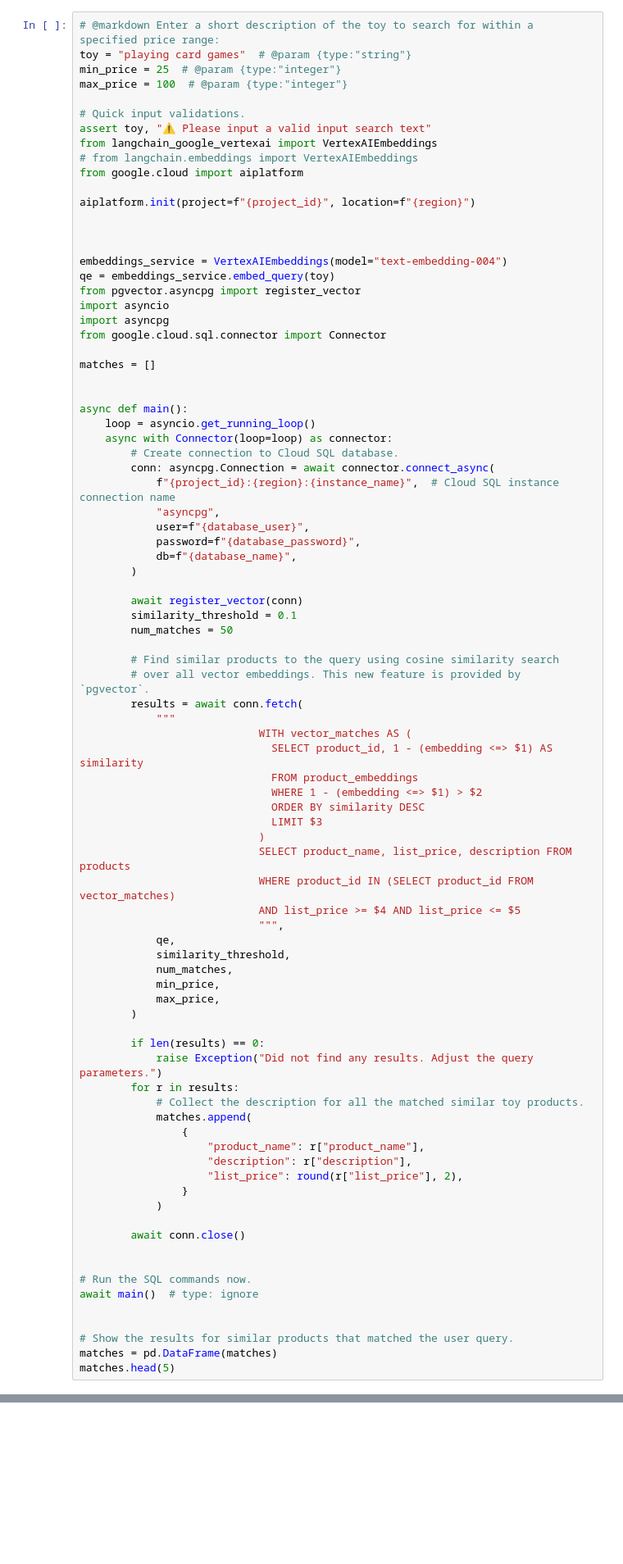
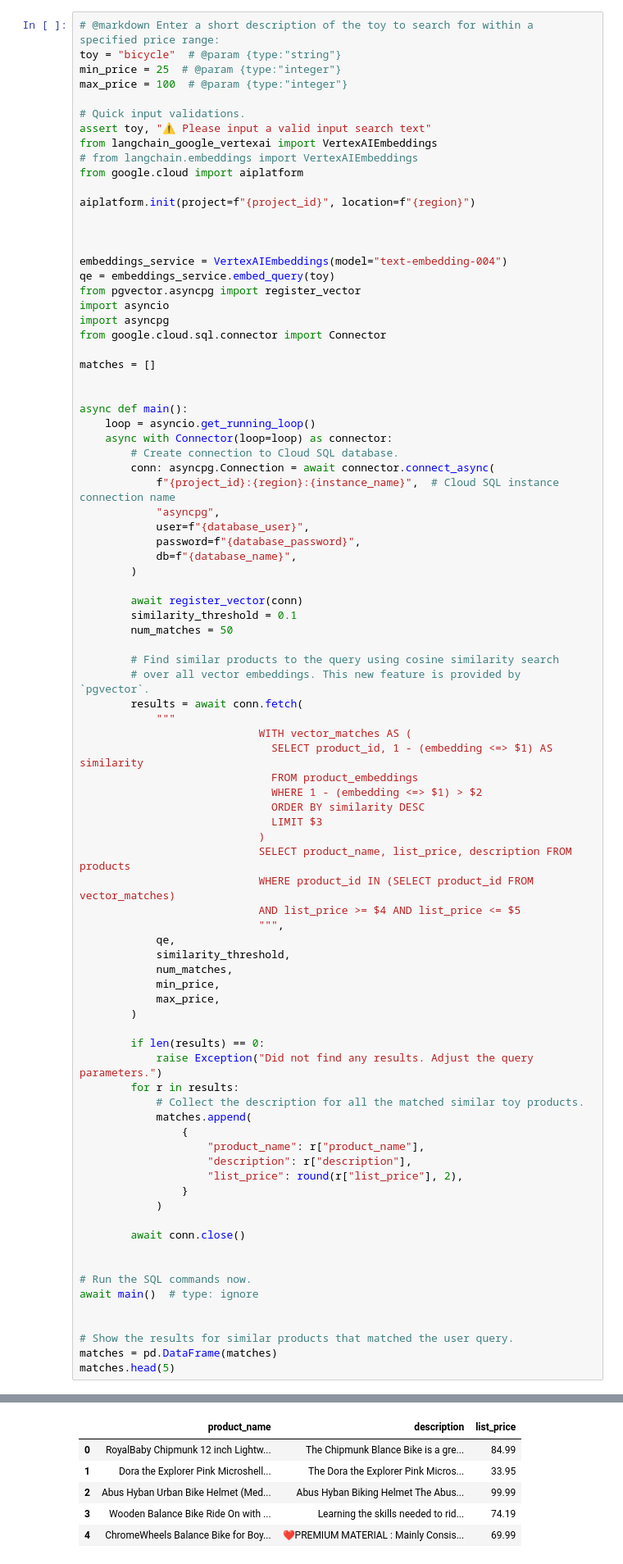
Before and after one commit to 1028Luo/LLAMA_Finetune_Workout, a Jupyter notebook: chatbot_RAG_GCP.ipynb, the cells around one changed output, grey strips where cells are left out. Shown at 82% size. Drawn from its saved outputs; the diff is of its cells as text; blank space fills up the shorter version.

```diff
--- a/chatbot_RAG_GCP.ipynb
+++ b/chatbot_RAG_GCP.ipynb
@@ -446,7 +486,7 @@ ERROR: pip's dependency resolver does not currently take into account all the pa
 albumentations 1.4.20 requires numpy>=1.24.4, but you have numpy 1.22.4 which is incompatible.
 # %%
 # @markdown Enter a short description of the toy to search for within a specified price range:
-toy = "playing card games"  # @param {type:"string"}
+toy = "bicycle"  # @param {type:"string"}
 min_price = 25  # @param {type:"integer"}
 max_price = 100  # @param {type:"integer"}
 
@@ -536,3 +574,9 @@ NameError: name 'pd' is not defined
+|  | product_name | description | list_price |
+| 0 | RoyalBaby Chipmunk 12 inch Lightw... | The Chipmunk Blance Bike is a gre... | 84.99 |
+| 1 | Dora the Explorer Pink Microshell... | The Dora the Explorer Pink Micros... | 33.95 |
+| 2 | Abus Hyban Urban Bike Helmet (Med... | Abus Hyban Biking Helmet The Abus... | 99.99 |
+| 3 | Wooden Balance Bike Ride On with ... | Learning the skills needed to rid... | 74.19 |
+| 4 | ChromeWheels Balance Bike for Boy... | ❤PREMIUM MATERIAL : Mainly Consis... | 69.99 |
 # %% [markdown]
 # LLM and langchain
 # %%
```
Also changed, not shown: parts of 13 cells of this notebook.
